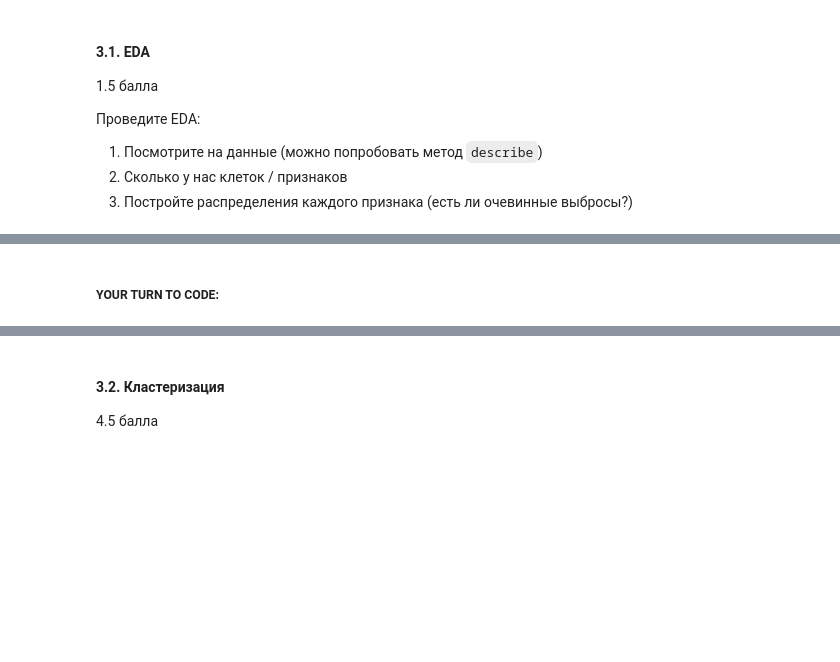
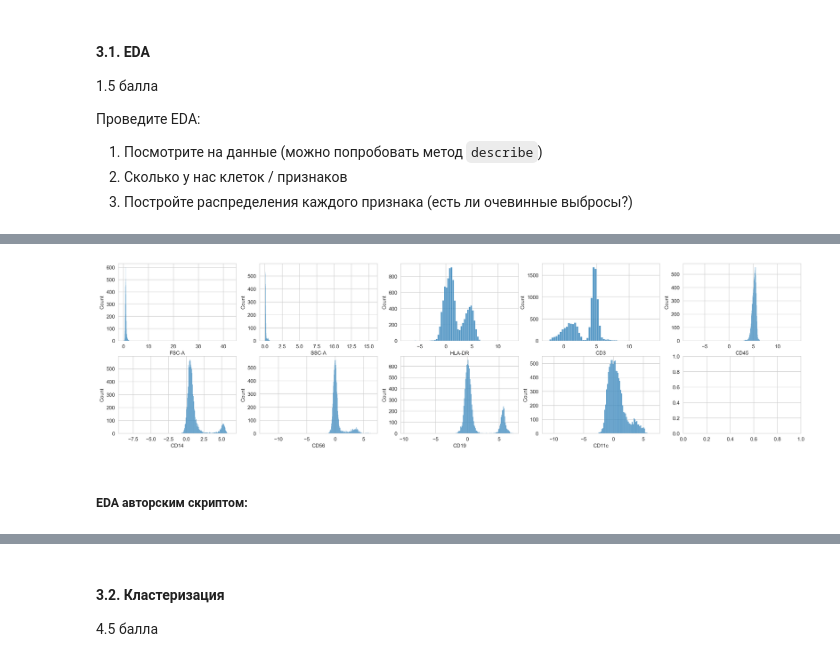
Before and after one commit to angrygeese/BI_ML_2024, a Jupyter notebook: HW3-unsupervised_learning/code/Cluster_tSNE.ipynb, the cells around one changed output, grey strips where cells are left out. Saved outputs shown, nothing was run; the diff lists cells and outputs as text; code cells hidden in the pictures; blank space fills up the shorter version.

```diff
--- a/HW3-unsupervised_learning/code/Cluster_tSNE.ipynb
+++ b/HW3-unsupervised_learning/code/Cluster_tSNE.ipynb
@@ -297,2 +440,10 @@ fc_data = pd.read_csv(join(DATA_PATH, "flow_c_data.csv"), index_col=0)
+# %%
+%matplotlib inline
+fig, axes = plt.subplots(nrows=2, ncols=(fc_data.shape[1] + 1)//2, figsize=(24, 6), dpi=300)
+
+for pos, column in enumerate(fc_data):
+    sns.histplot(fc_data[column], bins='fd', ax=axes[(pos // 5), pos % 5])
+# %% [output]
+[figure, added]
 # %% [markdown]
-##### YOUR TURN TO CODE:
+##### EDA авторским скриптом:
```
Also changed, not shown: parts of 33 cells of this notebook, 1 other file.
